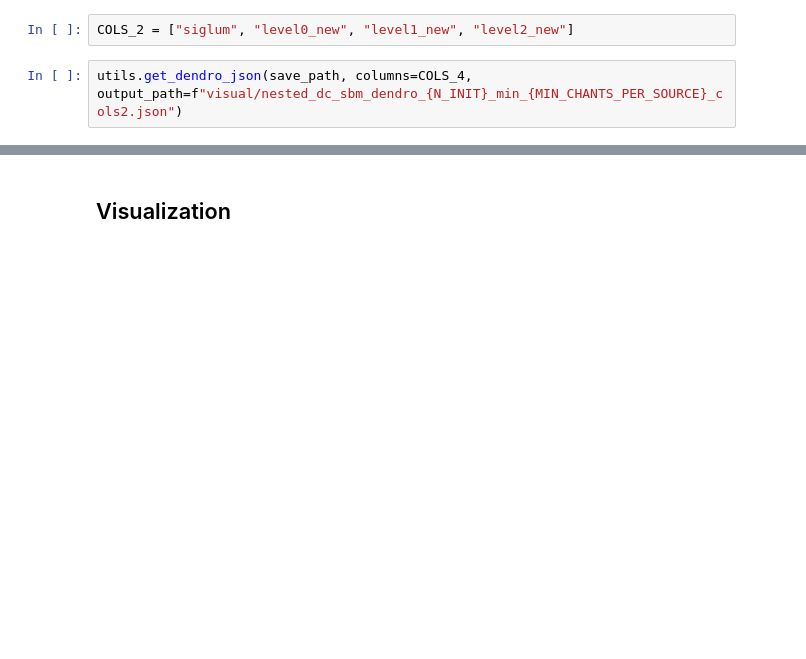
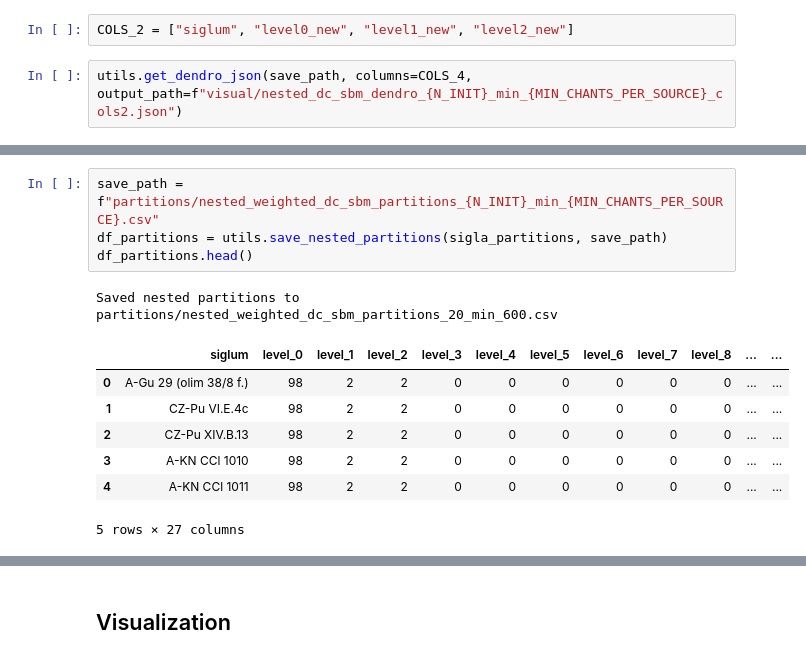
Before and after one commit to DvorakovaA/ChantNets, a Jupyter notebook: experiments/source_similarity.ipynb, the cells around one changed output, grey strips where cells are left out. Drawn from its saved outputs; the diff is of its cells as text; blank space fills up the shorter version.

```diff
--- a/experiments/source_similarity.ipynb
+++ b/experiments/source_similarity.ipynb
@@ -321,0 +368,13 @@ utils.get_dendro_json(save_path, columns=COLS_4, output_path=f"visual/nested_dc_
+# %%
+save_path = f"partitions/nested_weighted_dc_sbm_partitions_{N_INIT}_min_{MIN_CHANTS_PER_SOURCE}.csv"
+df_partitions = utils.save_nested_partitions(sigla_partitions, save_path)
+df_partitions.head()
+# %% [output]
+Saved nested partitions to partitions/nested_weighted_dc_sbm_partitions_20_min_600.csv
+|  | siglum | level_0 | level_1 | level_2 | level_3 | level_4 | level_5 | level_6 | level_7 | level_8 | ... | ... |
+| 0 | A-Gu 29 (olim 38/8 f.) | 98 | 2 | 2 | 0 | 0 | 0 | 0 | 0 | 0 | ... | ... |
+| 1 | CZ-Pu VI.E.4c | 98 | 2 | 2 | 0 | 0 | 0 | 0 | 0 | 0 | ... | ... |
+| 2 | CZ-Pu XIV.B.13 | 98 | 2 | 2 | 0 | 0 | 0 | 0 | 0 | 0 | ... | ... |
+| 3 | A-KN CCl 1010 | 98 | 2 | 2 | 0 | 0 | 0 | 0 | 0 | 0 | ... | ... |
+| 4 | A-KN CCl 1011 | 98 | 2 | 2 | 0 | 0 | 0 | 0 | 0 | 0 | ... | ... |
+5 rows × 27 columns
```
Also changed, not shown: parts of 10 cells of this notebook, 9 other files.
